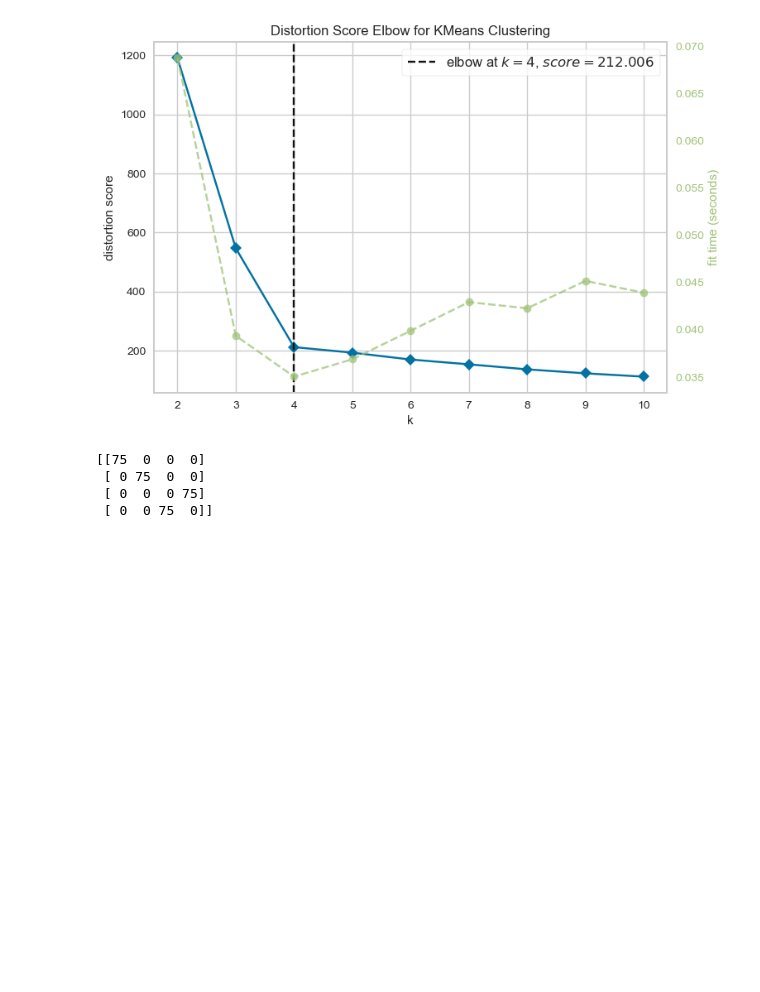
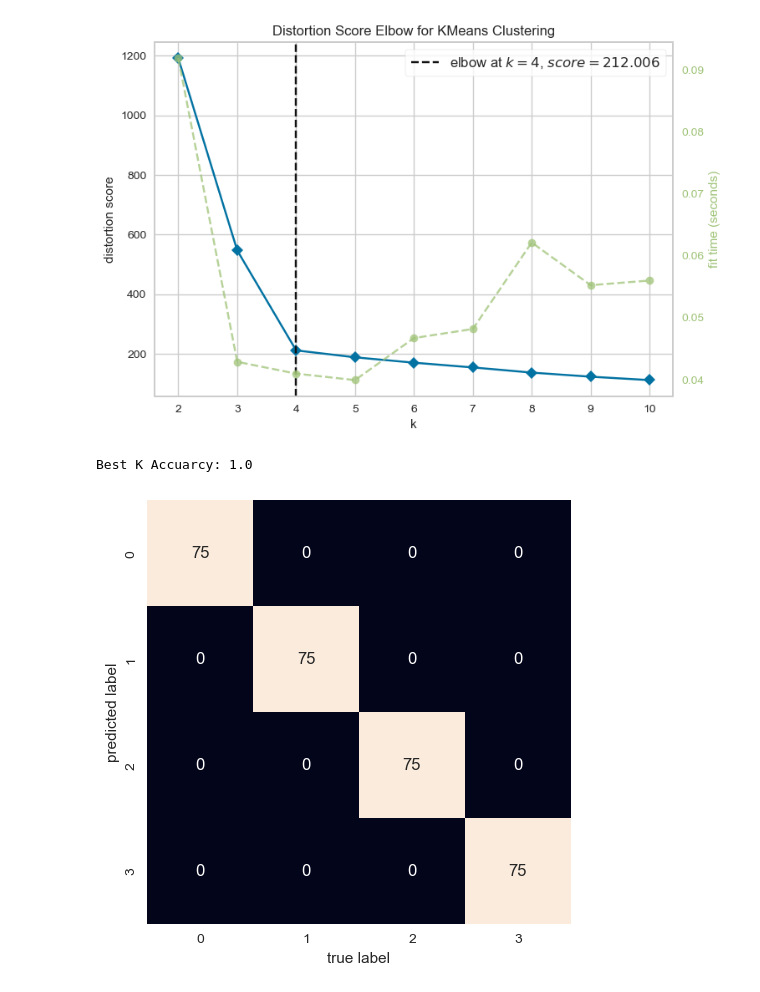
Before and after one commit to zodakzach/CSCI_4120, a Jupyter notebook: HW2/HW2.ipynb, the cells around one changed output. Saved outputs shown, nothing was run; the diff lists cells and outputs as text; code cells hidden in the pictures; blank space fills up the shorter version.

Commit message:
Added K accuarcy

```diff
--- a/HW2/HW2.ipynb
+++ b/HW2/HW2.ipynb
@@ -3,40 +24,55 @@
 # %%
 from sklearn.cluster import KMeans
 from sklearn.datasets import make_blobs
 from yellowbrick.cluster import KElbowVisualizer
-from sklearn.metrics import confusion_matrix
+from scipy.stats import mode
+from sklearn.metrics import accuracy_score, confusion_matrix
+import numpy as np
+import matplotlib.pyplot as plt
+import seaborn as sns
 
 # Generate sample data with true cluster labels
 X, y_true = make_blobs(n_samples=300, centers=4,
                        cluster_std=0.60, random_state=0)
 
 # Create the KMeans model
-model = KMeans(n_init=10)
+model = KMeans(n_init=10, random_state=0)
 
 # Use the KElbowVisualizer to determine the optimal K
 visualizer = KElbowVisualizer(model, k=(2, 11))
 visualizer.fit(X)
 
 # Visualize the elbow plot
 visualizer.show()
 
 optimal_k = visualizer.elbow_value_
 
 # Fit K-Means model with the manually selected optimal K
 kmeans = KMeans(n_clusters=optimal_k, random_state=0, n_init=10)
-kmeans.fit(X)
+clusters = kmeans.fit_predict(X)
+kmeans.cluster_centers_.shape
 
-# Get cluster assignments
-cluster_labels = kmeans.labels_
+#        create a zero matrix with the same shape
+labels = np.zeros_like(clusters)
+for i in range(optimal_k):
+    # this is similar to another for loop to check every element of clusters
+    # group all the elements of clusters == i, then assign these elements to mask
+    mask = (clusters == i)
+    labels[mask] = mode(y_true[mask])[0]
+
+accuarcy = accuracy_score(y_true, labels)
+
+print(f'Best K Accuarcy: {accuarcy}')
 
 # Calculate and visualize the confusion matrix
-confusion_mat = confusion_matrix(y_true, cluster_labels)
+confusion_mat = confusion_matrix(y_true, labels)
 
 # Print or visualize the confusion matrix as needed
-print(confusion_mat)
+mat = confusion_matrix(y_true, labels)
+sns.heatmap(mat.T, square=True, annot=True, fmt='d', cbar=False)
+plt.xlabel('true label')
+plt.ylabel('predicted label');
 # %% [output]
-[figure, old version]
+[figure, new version]
-[[75  0  0  0]
- [ 0 75  0  0]
- [ 0  0  0 75]
- [ 0  0 75  0]]
+Best K Accuarcy: 1.0
+[figure, added]
```
Also changed, not shown: parts of 1 cell of this notebook, 3 other files.
